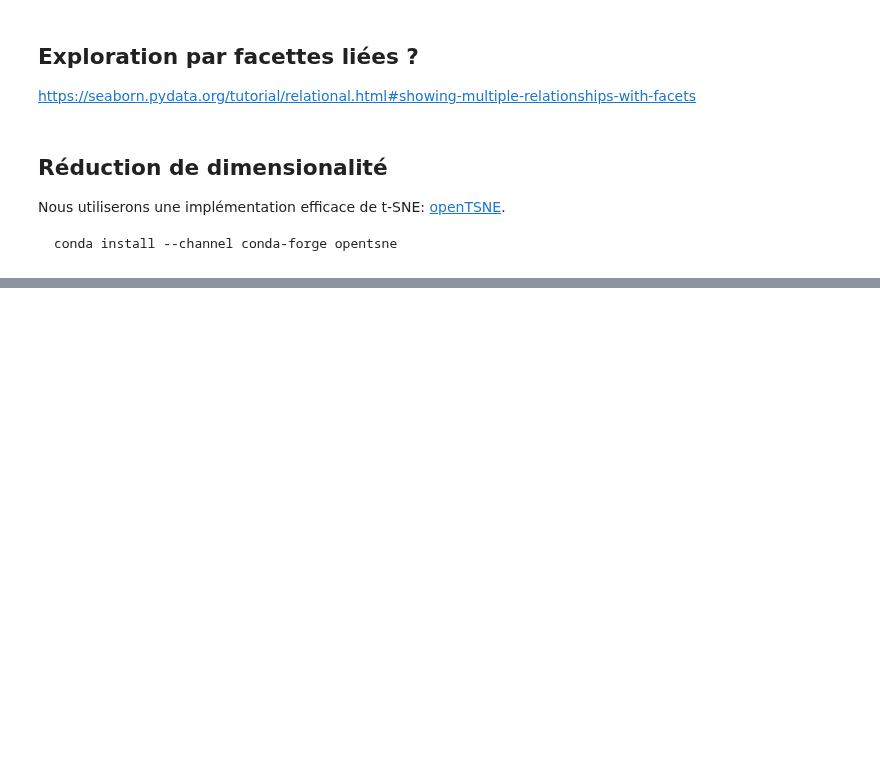
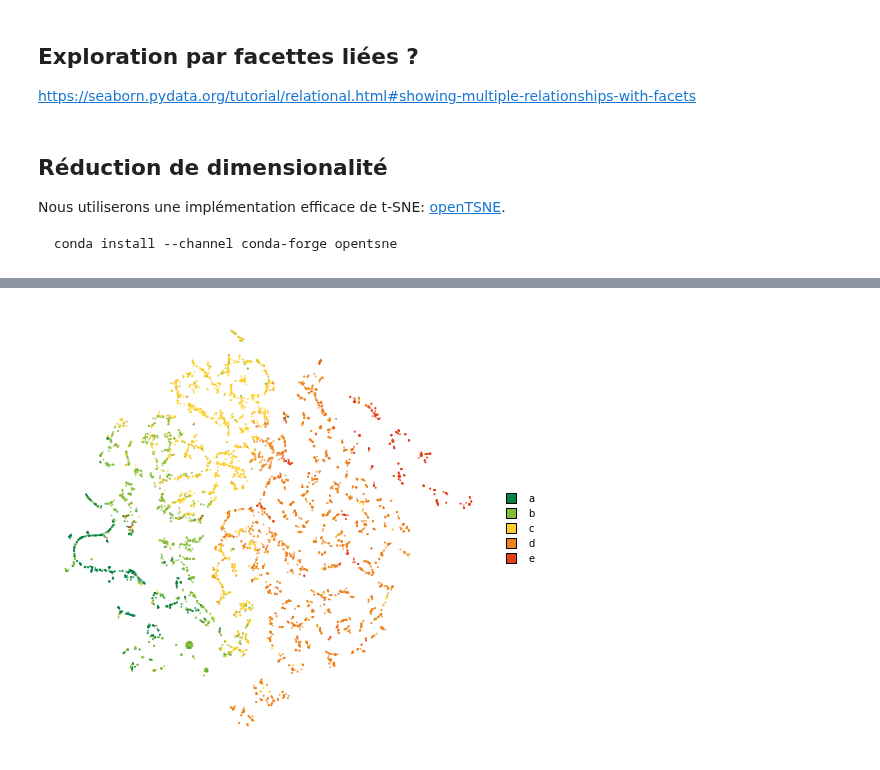
Before and after one commit to moreymat/off-explore, a Jupyter notebook: notebooks/03 - Explorer les données d'OpenFoodFacts.ipynb, the cells around one changed output, grey strips where cells are left out. Cells and saved outputs as stored; diff of their text form; code cells hidden in the pictures; blank space fills up the shorter version.

Commit message:
ENH openTSNE

```diff
--- a/notebooks/03 - Explorer les données d'OpenFoodFacts.ipynb
+++ b/notebooks/03 - Explorer les données d'OpenFoodFacts.ipynb
@@ -238,0 +226,4 @@ embedding = TSNE().fit(x)
+# %%
+# on reprend l'ensemble des produits laitiers (fiches complètes)
+df_dairies = df_off[df_off['categories_tags'].str.contains('en:dairies')]
+df_dairies
@@ -238,0 +244,10 @@ embedding = TSNE().fit(x)
+# %%
+# le système de feux tricolores repose sur l'affichage de 4 valeurs nutritionnelles:
+# matières grasses, acides gras saturés, sucres, sel
+cols_tl = ['fat_100g', 'saturated-fat_100g', 'sugars_100g', 'salt_100g']
+col_y = 'nutriscore_grade'
+# on ne garde que les lignes où les 5 données nécessaires sont renseignées
+df_dairies.dropna(axis=0, how='any', subset=[col_y], inplace=True)
+x_tl = df_dairies[cols_tl].fillna(0)
+y = df_dairies[col_y]
+y
@@ -238,0 +274,4 @@ embedding = TSNE().fit(x)
+# %%
+tsne = TSNE(perplexity=30, metric='euclidean', callbacks=ErrorLogger(), n_jobs=-2, random_state=42)
+# %%
+emb_x_tl = tsne.fit(x_tl)
@@ -238,0 +394,4 @@ embedding = TSNE().fit(x)
+# %%
+plot(emb_x_tl, y, colors=colors_nutriscore)
+# %% [output]
+[figure, added]
```
Also changed, not shown: parts of 23 cells of this notebook, 1 other file.
